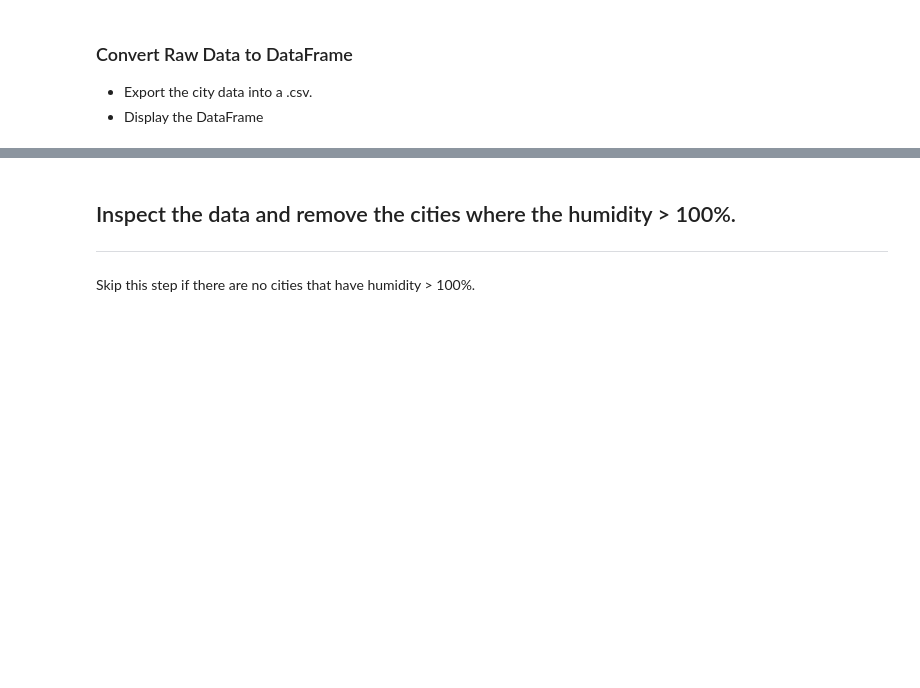
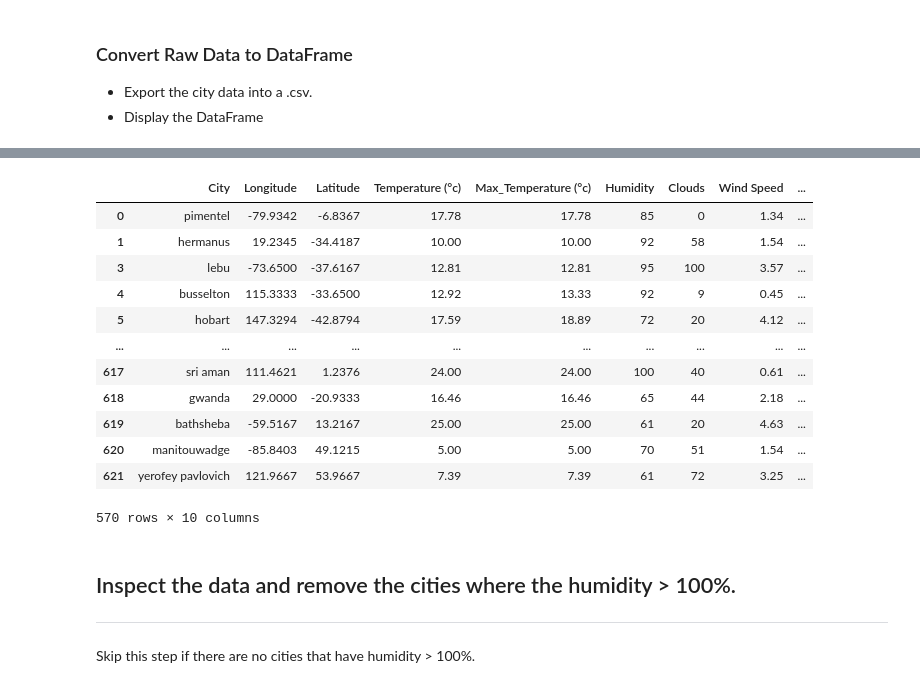
Before and after one commit to AJB-hub/python-api-challenge, a Jupyter notebook: WeatherPy/WeatherPy.ipynb, the cells around one changed output, grey strips where cells are left out. Drawn from its saved outputs; the diff is of its cells as text; code cells hidden in the pictures; blank space fills up the shorter version.

```diff
--- a/WeatherPy/WeatherPy.ipynb
+++ b/WeatherPy/WeatherPy.ipynb
@@ -74,0 +59,32 @@ Data Retrieval Complete
+# %%
+# reinitializes dataframe
+worldWeather_df = pd.DataFrame()
+# %%
+print("Beginning Weather Data Extraction:")
+for i, city in enumerate(cities):
+    try:
+        apiCall = f'https://api.openweathermap.org/data/2.5/weather?q={city}&appid={weather_api_key}'
+        apiResponse =  requests.get(apiCall)
+        jsonWeather = apiResponse.json()
+        cityWeather_df = pd.DataFrame(
+            {
+                "City": city,
+                'Longitude': jsonWeather['coord']['lon'],
+                'Latitude': jsonWeather['coord']['lat'],
+                'Temperature (°c)': jsonWeather['main']['temp']-273.15,
+                'Max_Temperature (°c)': jsonWeather['main']['temp_max']-273.15,
+                'Humidity': jsonWeather['main']['humidity'],
+                'Clouds': jsonWeather['clouds']['all'],
+                'Wind Speed': jsonWeather['wind']['speed'],
+                'Country': jsonWeather['sys']['country'],
+                'Datetime': jsonWeather['dt']
+            }, index=[i]
+        )
+
+        worldWeather_df = worldWeather_df.append(cityWeather_df)
+        print(f'{i} {city} successfully loaded.')
+
+    except:
+         print(f'Unable to load {city} data.')
+
+print('Extraction Complete.')
@@ -98,3 +115,19 @@ Data Retrieval Complete
+# %%
+display(worldWeather_df)
+# %% [output]
+|  | City | Longitude | Latitude | Temperature (°c) | Max_Temperature (°c) | Humidity | Clouds | Wind Speed | ... |
+| 0 | pimentel | -79.9342 | -6.8367 | 17.78 | 17.78 | 85 | 0 | 1.34 | ... |
+| 1 | hermanus | 19.2345 | -34.4187 | 10.00 | 10.00 | 92 | 58 | 1.54 | ... |
+| 3 | lebu | -73.6500 | -37.6167 | 12.81 | 12.81 | 95 | 100 | 3.57 | ... |
+| 4 | busselton | 115.3333 | -33.6500 | 12.92 | 13.33 | 92 | 9 | 0.45 | ... |
+| 5 | hobart | 147.3294 | -42.8794 | 17.59 | 18.89 | 72 | 20 | 4.12 | ... |
+| ... | ... | ... | ... | ... | ... | ... | ... | ... | ... |
+| 617 | sri aman | 111.4621 | 1.2376 | 24.00 | 24.00 | 100 | 40 | 0.61 | ... |
+| 618 | gwanda | 29.0000 | -20.9333 | 16.46 | 16.46 | 65 | 44 | 2.18 | ... |
+| 619 | bathsheba | -59.5167 | 13.2167 | 25.00 | 25.00 | 61 | 20 | 4.63 | ... |
+| 620 | manitouwadge | -85.8403 | 49.1215 | 5.00 | 5.00 | 70 | 51 | 1.54 | ... |
+| 621 | yerofey pavlovich | 121.9667 | 53.9667 | 7.39 | 7.39 | 61 | 72 | 3.25 | ... |
+570 rows × 10 columns
 # %% [markdown]
 ## Inspect the data and remove the cities where the humidity > 100%.
 ----
```
Also changed, not shown: parts of 23 cells of this notebook, 1 other file.
